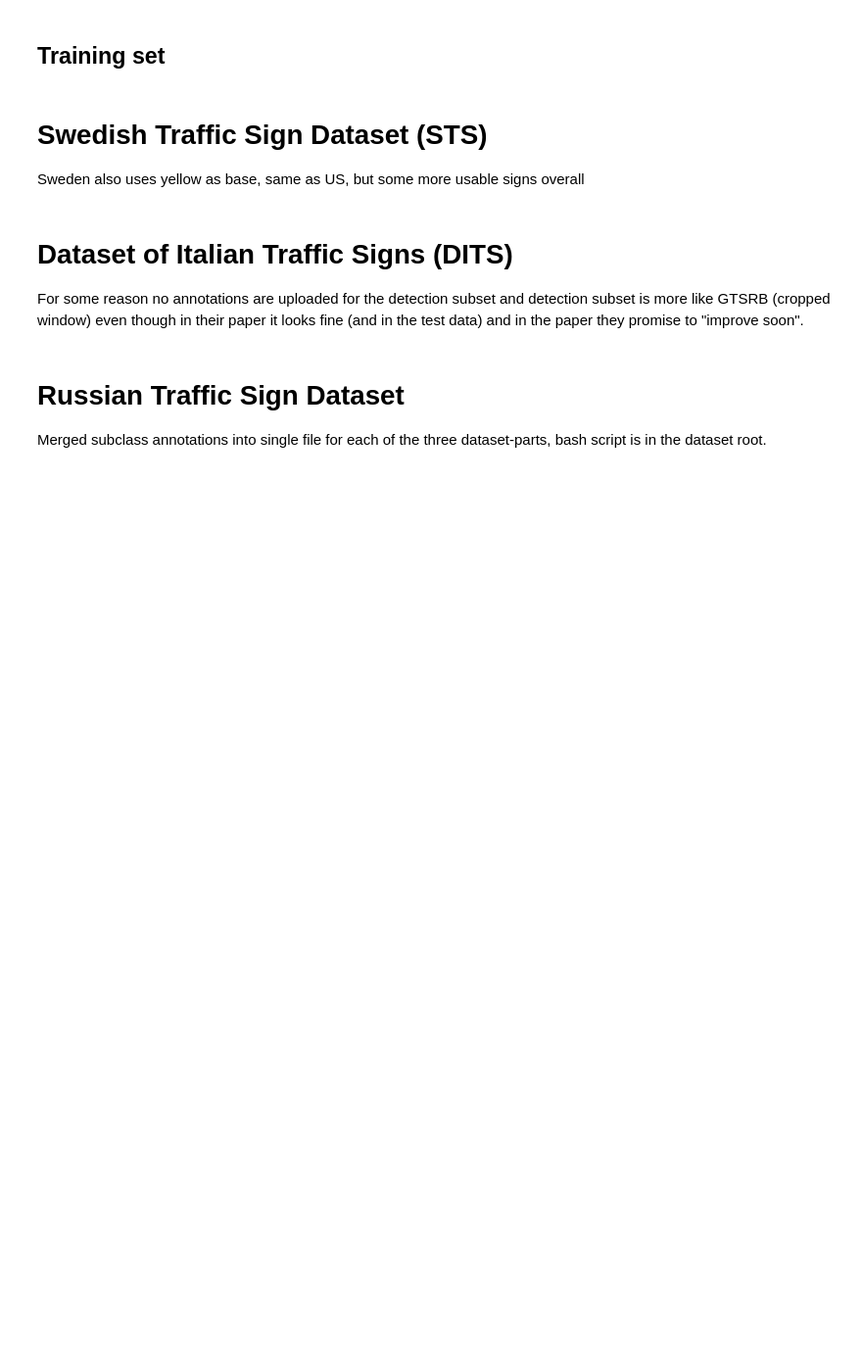
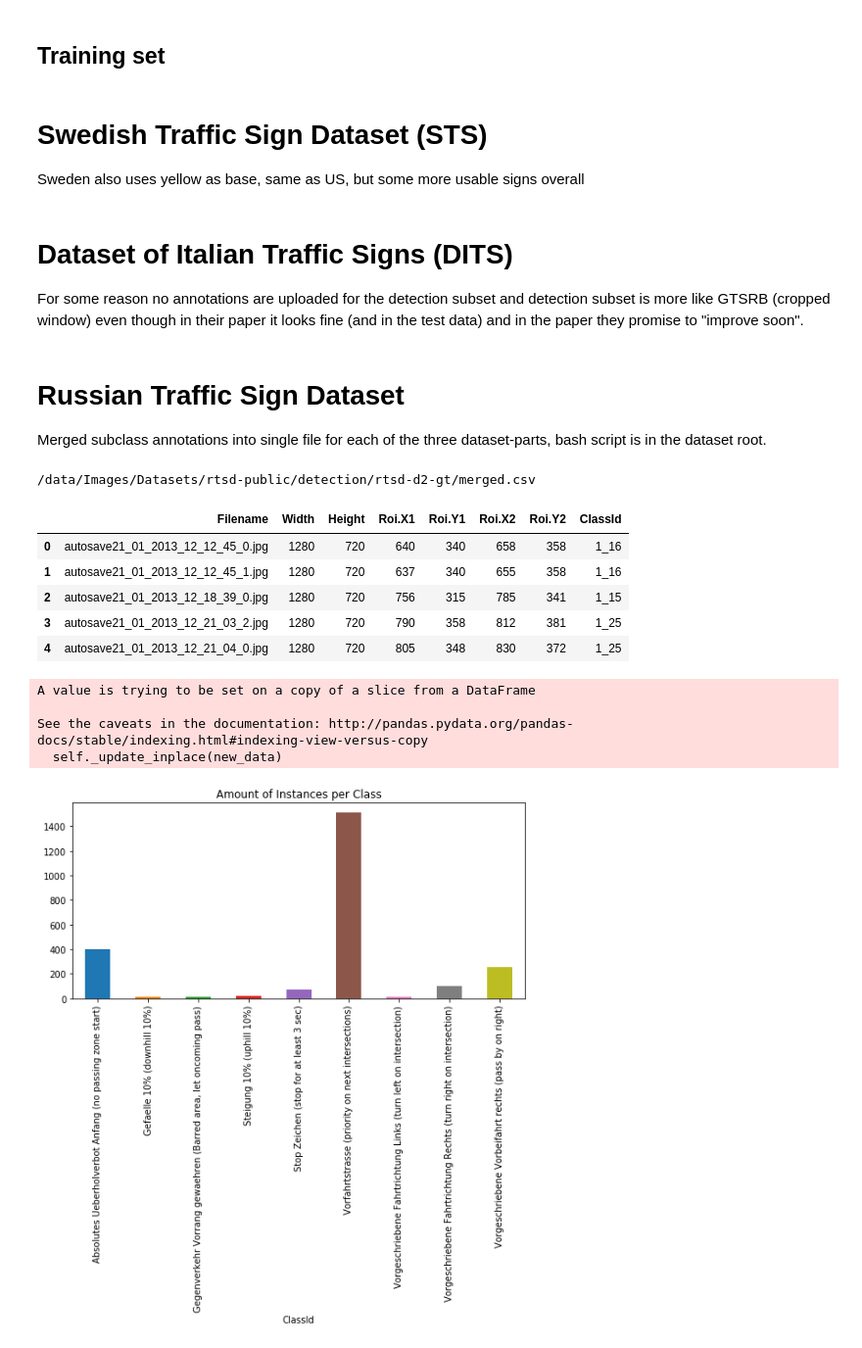
Before and after one commit to tum-phoenix/drive_ml, a Jupyter notebook: tf_object_detection/convert_datasets.ipynb, the cells around one changed output. Shown at 98% size. Cells and saved outputs as stored; diff of their text form; code cells hidden in the pictures; blank space fills up the shorter version.

Commit message:
Stupid merge

```diff
--- a/tf_object_detection/convert_datasets.ipynb
+++ b/tf_object_detection/convert_datasets.ipynb
@@ -209,18 +237,18 @@ def convert_rtsb_df(rtsb_csv_path):
         'x_from': 'Roi.X1',
         'y_from' : 'Roi.Y1',
         'sign_class' : 'ClassId',
-          'width': 'Width'
-          'height': 'Height'
-        'filename':
+        'width' : 'Width',
+        'height' : 'Height',
+        'filename' : 'Filename',
       },
       inplace=True
     )
     df['Roi.X2'] = df['Roi.X1'] + df['Width']
     df['Roi.Y2'] = df['Roi.Y1'] + df['Height']
     #df = df.drop(columns=['width', 'height'])
-    df['Width']=
-    df['Height']=
-    df = df[['filename', 'Width', 'Height', 'Roi.X1', 'Roi.Y1', 'Roi.X2', 'Roi.Y2','ClassId']]
+    df['Width']=1280
+    df['Height']=720
+    df = df[['Filename', 'Width', 'Height', 'Roi.X1', 'Roi.Y1', 'Roi.X2', 'Roi.Y2','ClassId']]
     display(df.head())
     return df
 # %%
@@ -236,14 +264,27 @@ def display_dataset_eval(df_in):
 # %%
 from sign_names_dict import rtsd_to_carolo
 
-rtsb_merged_paths = ['/data/Images/Datasets/rtsd-public/detection/rtsd-d1-gt/merged.csv']#,
+rtsb_merged_paths = ['/data/Images/Datasets/rtsd-public/detection/rtsd-d2-gt/merged.csv']#,
                      #'/data/Images/Datasets/rtsd-public/detection/rtsd-d2-gt/merged.csv',
                      #'/data/Images/Datasets/rtsd-public/detection/rtsd-d3-gt/merged.csv']
 
 # since all datasets contain all labels and just the image name lists differ for each subdataset, we display only once
 
 for rtsb_merged_path in rtsb_merged_paths:
     print(rtsb_merged_path)
     df = convert_rtsb_df(rtsb_merged_paths[0])
     df = display_dataset_eval(df)
+# %% [output]
+/data/Images/Datasets/rtsd-public/detection/rtsd-d2-gt/merged.csv
+|  | Filename | Width | Height | Roi.X1 | Roi.Y1 | Roi.X2 | Roi.Y2 | ClassId |
+| 0 | autosave21_01_2013_12_12_45_0.jpg | 1280 | 720 | 640 | 340 | 658 | 358 | 1_16 |
+| 1 | autosave21_01_2013_12_12_45_1.jpg | 1280 | 720 | 637 | 340 | 655 | 358 | 1_16 |
+| 2 | autosave21_01_2013_12_18_39_0.jpg | 1280 | 720 | 756 | 315 | 785 | 341 | 1_15 |
+| 3 | autosave21_01_2013_12_21_03_2.jpg | 1280 | 720 | 790 | 358 | 812 | 381 | 1_25 |
+| 4 | autosave21_01_2013_12_21_04_0.jpg | 1280 | 720 | 805 | 348 | 830 | 372 | 1_25 |
+A value is trying to be set on a copy of a slice from a DataFrame
+
+See the caveats in the documentation: http://pandas.pydata.org/pandas-docs/stable/indexing.html#indexing-view-versus-copy
+  self._update_inplace(new_data)
+[figure, added]
 # %%
```
Also changed, not shown: parts of 6 cells of this notebook, 3 other files.
